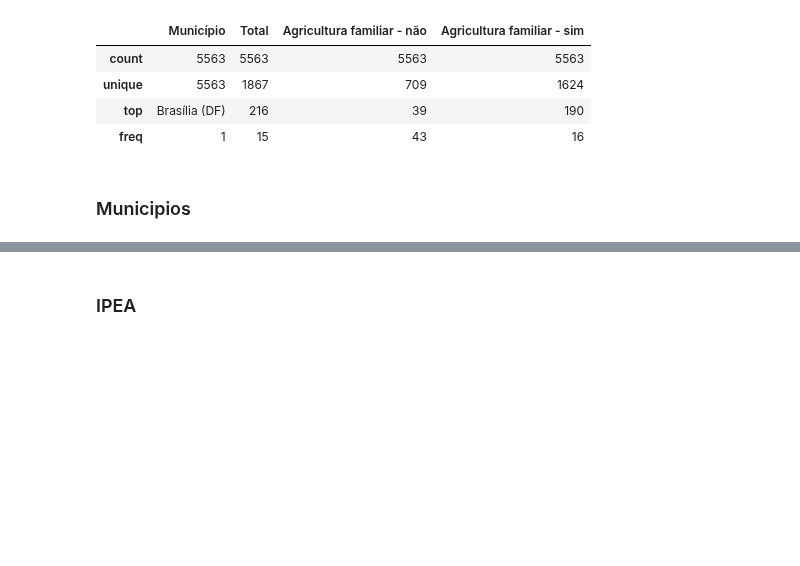
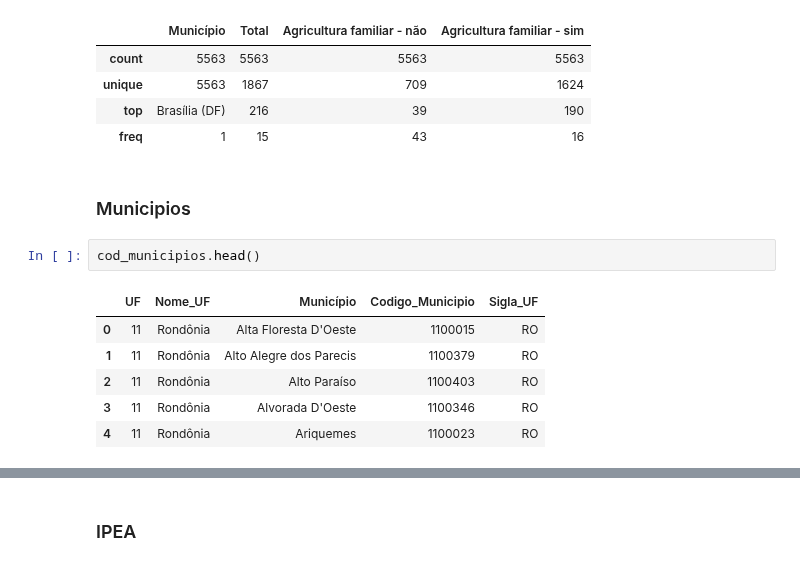
Before and after one commit to AHChaves/IC-InSAN, a Jupyter notebook: integracao.ipynb, the cells around one changed output, grey strips where cells are left out. Saved outputs shown, nothing was run; the diff lists cells and outputs as text; blank space fills up the shorter version.

```diff
--- a/integracao.ipynb
+++ b/integracao.ipynb
@@ -69,3 +69,12 @@ censo_agro.describe()
 | freq | 1 | 15 | 43 | 16 |
 # %% [markdown]
 ### Municipios
+# %%
+cod_municipios.head()
+# %% [output]
+|  | UF | Nome_UF | Município | Codigo_Municipio | Sigla_UF |
+| 0 | 11 | Rondônia | Alta Floresta D'Oeste | 1100015 | RO |
+| 1 | 11 | Rondônia | Alto Alegre dos Parecis | 1100379 | RO |
+| 2 | 11 | Rondônia | Alto Paraíso | 1100403 | RO |
+| 3 | 11 | Rondônia | Alvorada D'Oeste | 1100346 | RO |
+| 4 | 11 | Rondônia | Ariquemes | 1100023 | RO |
```
Also changed, not shown: parts of 23 cells of this notebook.
